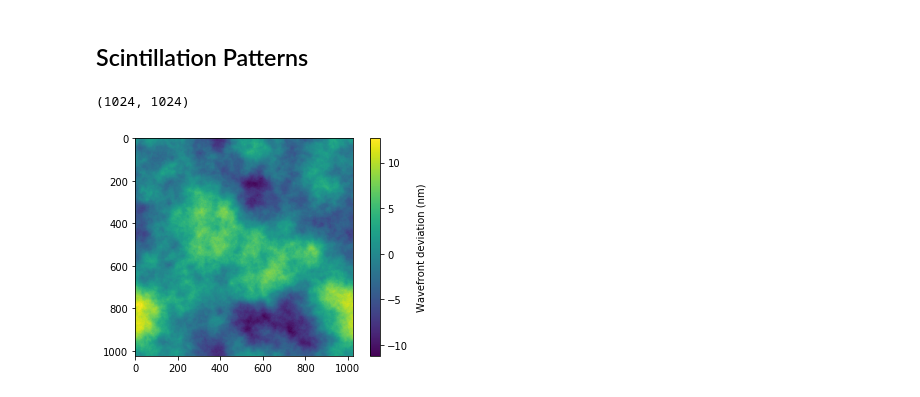
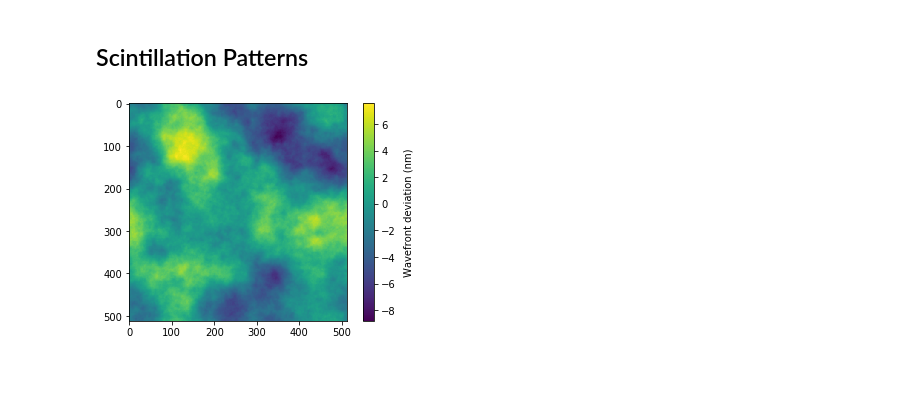
Before and after one commit to AOtools/aotools_tests, a Jupyter notebook: phase_screens/optical_propagation.ipynb, the cells around one changed output. Drawn from its saved outputs; the diff is of its cells as text; code cells hidden in the pictures.

Commit message:
updated optical propagation tests

```diff
--- a/phase_screens/optical_propagation.ipynb
+++ b/phase_screens/optical_propagation.ipynb
@@ -13,20 +22,22 @@ j = 0+1j
 # %%
 # Set up parameters for creating phase screens
-nx_size = 1024
+N_scrns = 500 # Number of phase screens to average over to get spatial power spectrum
+nx_size = 512
 D = 4.
 pxl_scale = D/nx_size
-r0 = 0.164
+r0 = 0.32 # Need large r0 (weak turbulence) to ensure no saturation of scintillation
 L0 = 100
 l0=0.001
 wind_speed = 10 #m/s - just arbitrarily set
+z = 10000. # propagation distance
+# %%
+# Generate phase screens
+phase_screens = numpy.array([ft_phase_screen(r0, nx_size, pxl_scale, L0, l0) for i in range(N_scrns)])
 # %%
-phase_screen = ft_phase_screen(r0, nx_size, pxl_scale, L0, l0)
-print(phase_screen.shape)
 plt.figure()
-plt.imshow(phase_screen)
+plt.imshow(phase_screens[0])
 cbar = plt.colorbar()
 cbar.set_label('Wavefront deviation (nm)', labelpad=8)
 # %% [output]
-(1024, 1024)
-[figure, old version]
+[figure, new version]
 # %%
```
Also changed, not shown: parts of 11 cells of this notebook.
